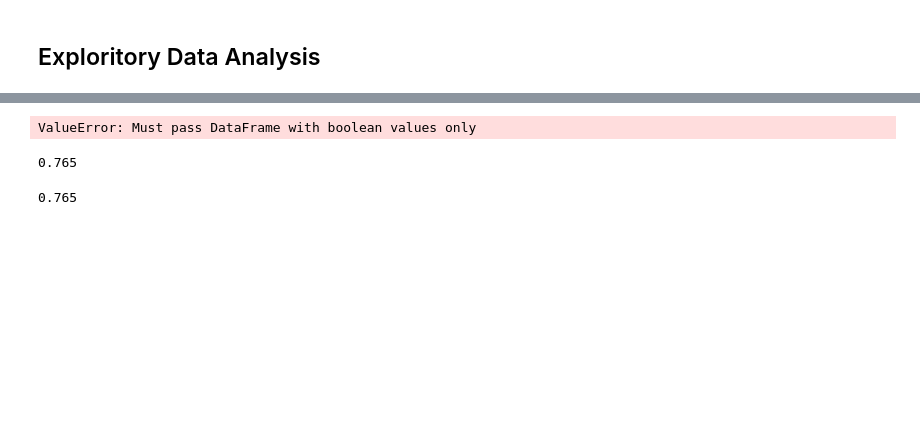
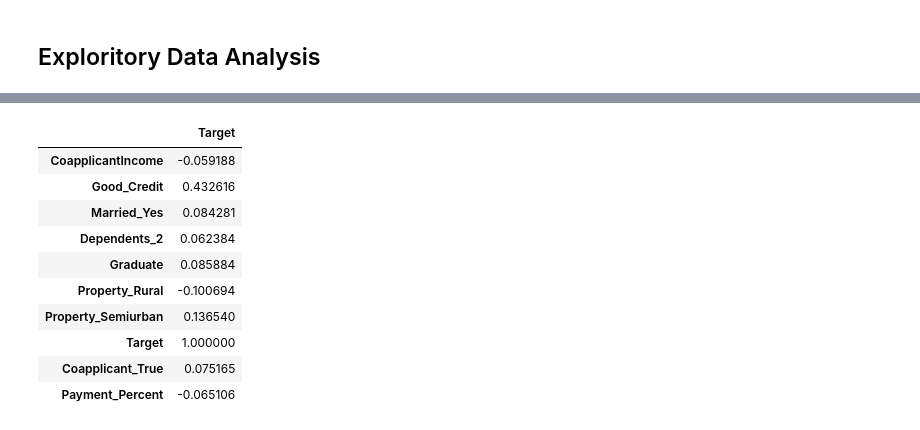
Before and after one commit to TerraJRiley/Loan_Prediction, a Jupyter notebook: Loan_Predictor.ipynb, the cells around one changed output, grey strips where cells are left out. Drawn from its saved outputs; the diff is of its cells as text; code cells hidden in the pictures; blank space fills up the shorter version.

```diff
--- a/Loan_Predictor.ipynb
+++ b/Loan_Predictor.ipynb
@@ -253,3 +282,0 @@ heatmap_correlations(train_df)
-# %%
-train_df['LoanAmount'] = train_df['LoanAmount'].map(lambda x: int(x))
-#df.column = df.column.map(lambda x: float(x.replace(',','.')))
@@ -342,9 +320,10 @@ model.score(X,y)
 # %%
-train_correlations = list_corrs(train_df, 'Loan_Status_Y')
-mask = (sale_price_corr['SalePrice'] > 0.2) | (sale_price_corr['SalePrice'] < -0.2)
-simple_corrs = sale_price_corr[mask].drop(labels=['PID','SalePrice'])
+#train_correlations =
+list_corrs(train_df, 'Target')
 
 
+#mask = (train_correlations['Target'] > 0.01) | (train_correlations['Target'] < -0.01)
+#train_correlations[mask]#.drop(labels=['Target'])
 
-feature_mask =
-testrun_Log(train_df, 'Loan_Status_Y', )
+#feature_mask =
+#testrun_Log(train_df, 'Loan_Status_Y', )
@@ -371,42 +348,19 @@ train_df.corr()[['Loan_Status_Y']]
-# %%
-correlations = train_df.corr()[['Loan_Status_Y']]
-#drop all the columns that are between -0.2 and 0.2 correlations as well as the PID and saleprice
-mask = (correlations['Loan_Status_Y'] > 0.05) | (correlations['Loan_Status_Y'] < -0.05)
-#simple_corrs = sale_price_corr[mask].drop(labels=['PID','SalePrice'])
-
-#correlations[mask]
-testrun_Log(train_df, 'Loan_Status_Y', correlations[mask])
-#train_correlations
-# %% [output]
-ValueError: Must pass DataFrame with boolean values only
-# %%
-from sklearn.linear_model import LogisticRegression
-
-# t/ts and StandardScaler here-ish?
-log_reg = LogisticRegression()
-features = ['Credit_History', 'Property_Area_Rural', 'Property_Area_Semiurban',
-       'Property_Area_Urban','Education_Graduate']
-X = train_df[features]
-y = train_df['Loan_Status_Y']
-
-model = log_reg.fit(X,y)
-model.score(X,y)
-# %% [output]
-0.765
-# %%
-from sklearn.linear_model import LogisticRegression
-
-# t/ts and StandardScaler here-ish?
-log_reg = LogisticRegression()
-features = ['Credit_History', 'Property_Area_Rural', 'Property_Area_Semiurban',
-       'Property_Area_Urban','Education_Graduate']
-X = train_df[features]
-y = train_df['Loan_Status_Y']
-
-model = log_reg.fit(X,y)
-model.score(X,y)
-# %% [output]
-0.765
+# %%
+corrs = train_df.corr()[['Target']]
+mask = abs(corrs['Target']) > 0.05
+corrs[mask]
+# %% [output]
+|  | Target |
+| CoapplicantIncome | -0.059188 |
+| Good_Credit | 0.432616 |
+| Married_Yes | 0.084281 |
+| Dependents_2 | 0.062384 |
+| Graduate | 0.085884 |
+| Property_Rural | -0.100694 |
+| Property_Semiurban | 0.136540 |
+| Target | 1.000000 |
+| Coapplicant_True | 0.075165 |
+| Payment_Percent | -0.065106 |
 # %%
 train_df.columns
 # %% [output]
```
Also changed, not shown: parts of 70 cells of this notebook, 1 other file.
